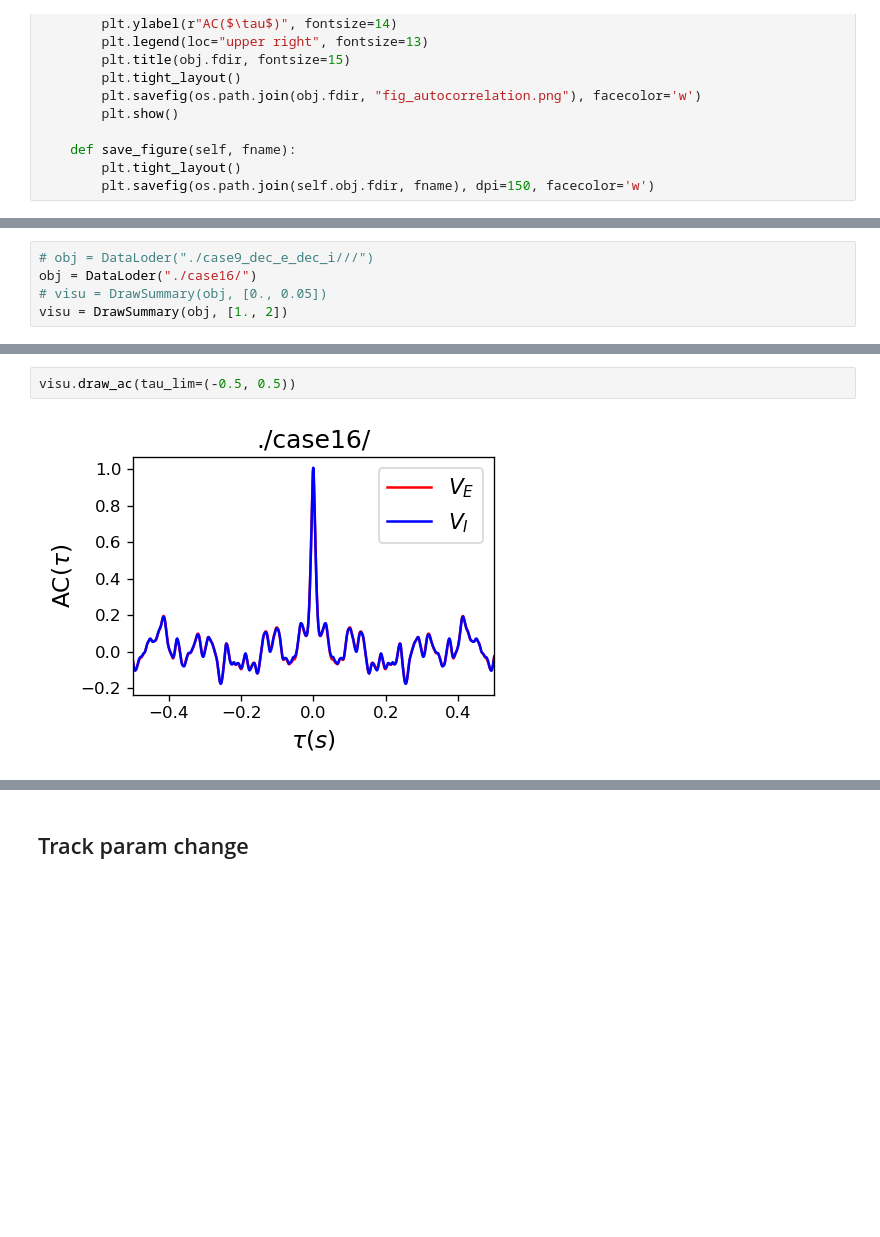
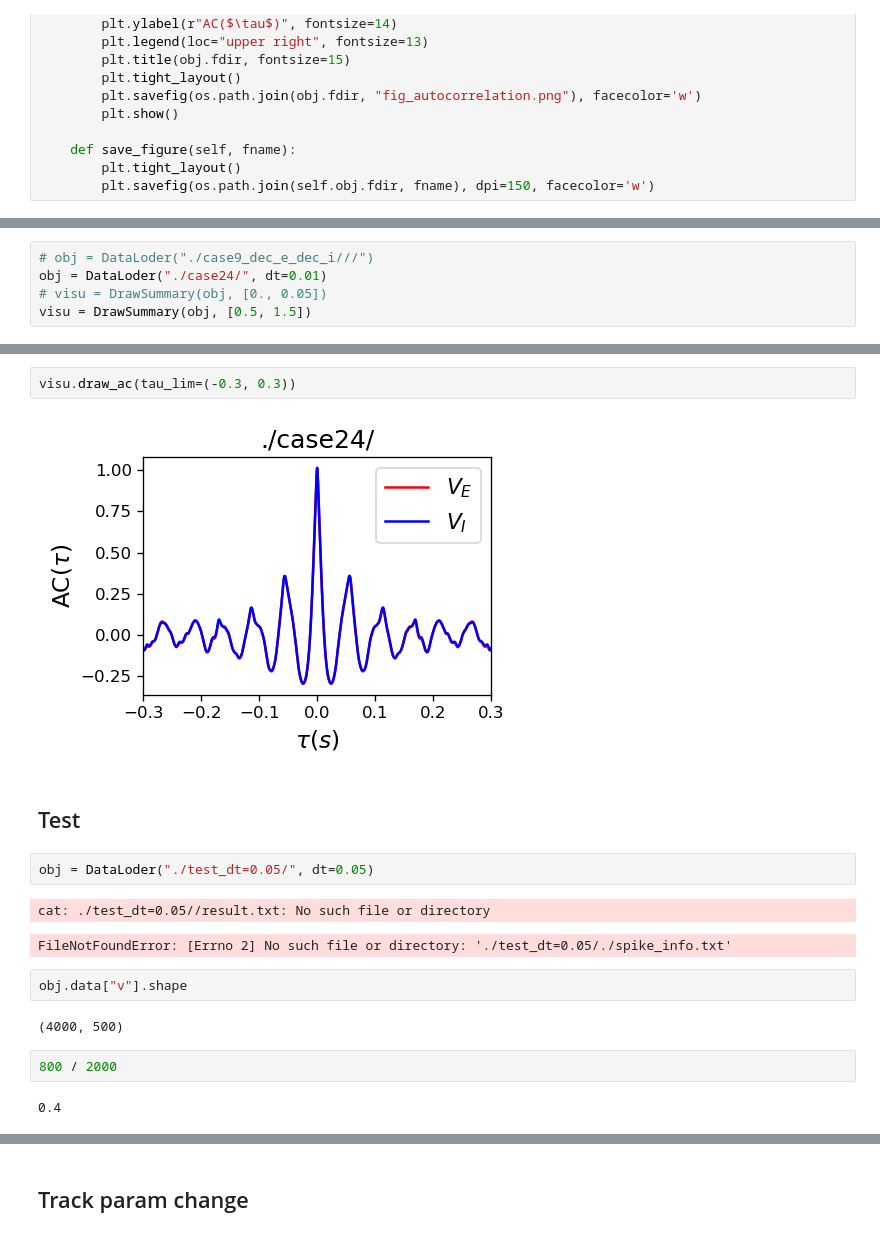
Before and after one commit to jyKim-97/hh_neuralnet, a Jupyter notebook: ei_wb_pop/view.ipynb, the cells around one changed output, grey strips where cells are left out. Drawn from its saved outputs; the diff is of its cells as text; blank space fills up the shorter version.

```diff
--- a/ei_wb_pop/view.ipynb
+++ b/ei_wb_pop/view.ipynb
@@ -210,7 +206,7 @@ obj.N
 # %%
 # obj = DataLoder("./case9_dec_e_dec_i///")
-obj = DataLoder("./case16/")
+obj = DataLoder("./case24/", dt=0.01)
 # visu = DrawSummary(obj, [0., 0.05])
-visu = DrawSummary(obj, [1., 2])
+visu = DrawSummary(obj, [0.5, 1.5])
 # %% [output]
 chi/frs_m/frs_s/cv_isi
@@ -226,4 +222,19 @@ cij
 # %%
-visu.draw_ac(tau_lim=(-0.5, 0.5))
+visu.draw_ac(tau_lim=(-0.3, 0.3))
 # %% [output]
-[figure, old version]
+[figure, new version]
+# %% [markdown]
+## Test
+# %%
+obj = DataLoder("./test_dt=0.05/", dt=0.05)
+# %% [output]
+cat: ./test_dt=0.05//result.txt: No such file or directory
+FileNotFoundError: [Errno 2] No such file or directory: './test_dt=0.05/./spike_info.txt'
+# %%
+obj.data["v"].shape
+# %% [output]
+(4000, 500)
+# %%
+800 / 2000
+# %% [output]
+0.4
```
Also changed, not shown: parts of 9 cells of this notebook, 8 other files.
